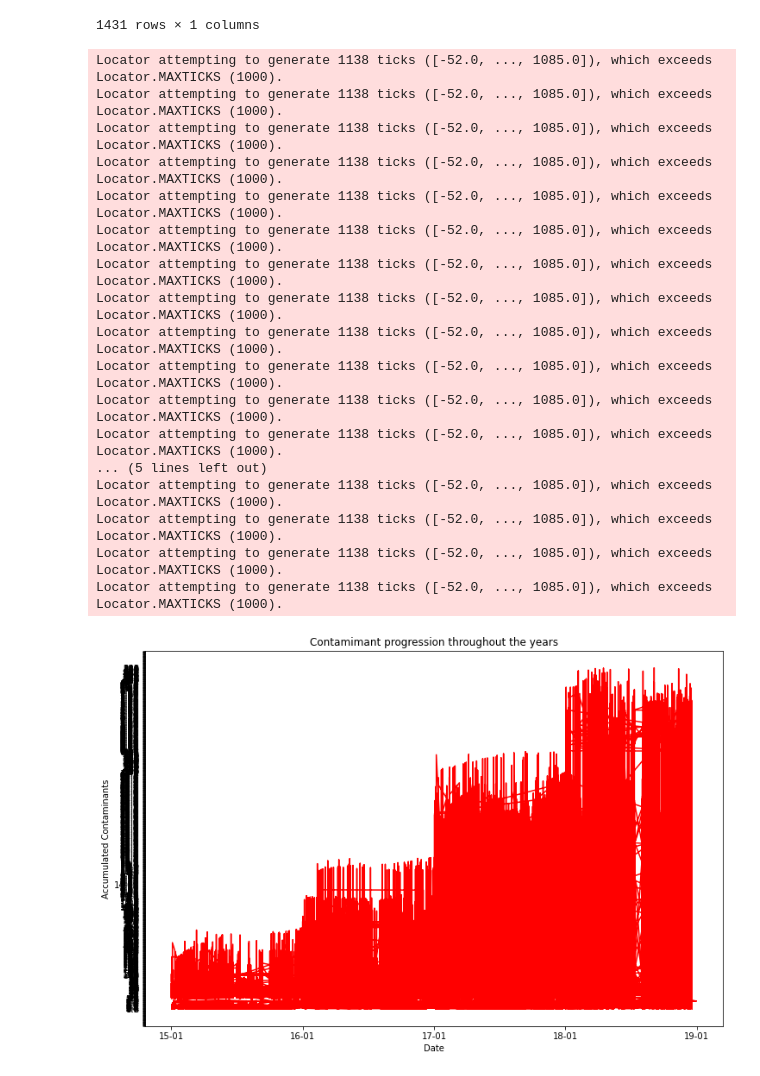
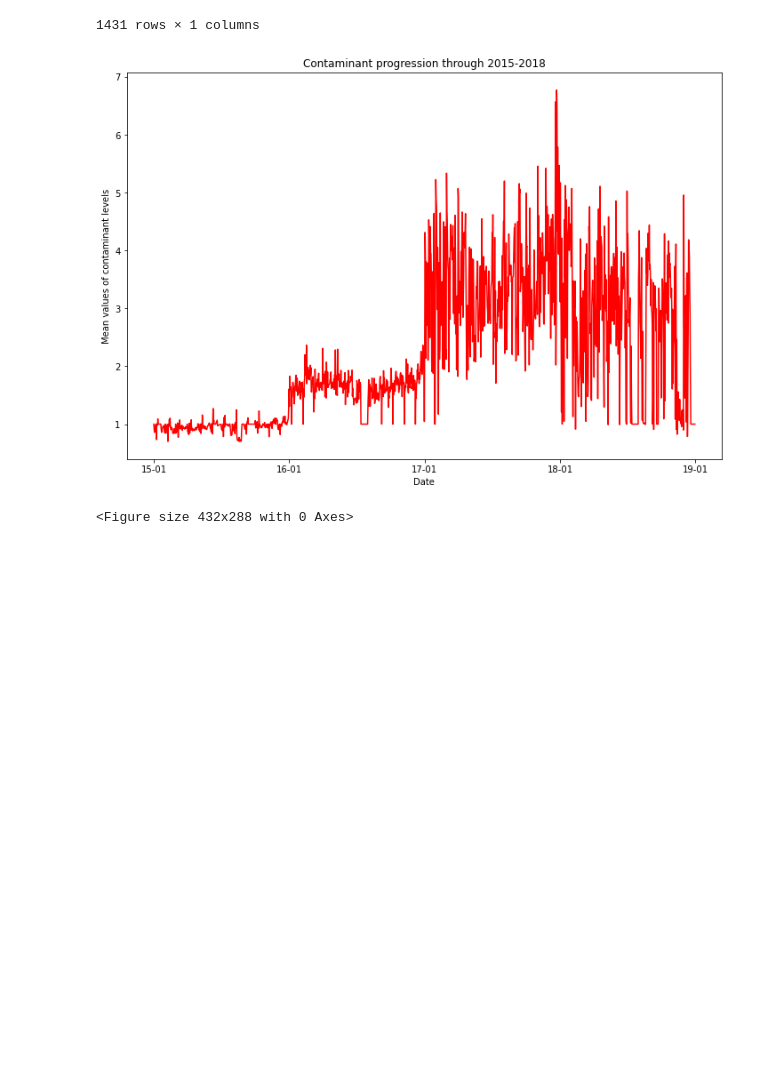
Before and after one commit to RedBrickBurrito/Proyecto_FInal_Lenguajes, a Jupyter notebook: Untitled.ipynb, the cells around one changed output. Cells and saved outputs as stored; diff of their text form; code cells hidden in the pictures; blank space fills up the shorter version.

```diff
--- a/Untitled.ipynb
+++ b/Untitled.ipynb
@@ -114,45 +114,28 @@ df_group
 # %%
 import matplotlib.pyplot
 import matplotlib.dates
 import matplotlib.dates as mdates
 import matplotlib.ticker as ticker
 from matplotlib.dates import DateFormatter
-from datetime import datetime, timedelta
 
-y_values = df['CHIH-SUR']
 fig, ax = plt.subplots(figsize=(12, 8))
-ax.plot(df_group,
-        y_values.values,
+ax.plot(df_group.index.values,
+        df_group['CHIH-SUR'].values,
        color='red')
-ax.set(xlabel="Date", ylabel="Accumulated Contaminants",
-      title="Contamimant progression throughout the years")
+ax.set(xlabel="Date", ylabel="Mean values of contaminant levels",
+      title="Contaminant progression through 2015-2018")
 
 #format the x
 
 ax.xaxis.set_major_locator(mdates.YearLocator(1))
 ax.xaxis.set_major_formatter(DateFormatter("%y-%m"))
 
 #format the y axis
 
 ax.yaxis.set_major_locator(ticker.MultipleLocator(1))
 
 plt.show()
+plt.savefig('grafica')
 # %% [output]
+[figure, new version]
-Locator attempting to generate 1138 ticks ([-52.0, ..., 1085.0]), which exceeds Locator.MAXTICKS (1000).
-Locator attempting to generate 1138 ticks ([-52.0, ..., 1085.0]), which exceeds Locator.MAXTICKS (1000).
-Locator attempting to generate 1138 ticks ([-52.0, ..., 1085.0]), which exceeds Locator.MAXTICKS (1000).
-Locator attempting to generate 1138 ticks ([-52.0, ..., 1085.0]), which exceeds Locator.MAXTICKS (1000).
-Locator attempting to generate 1138 ticks ([-52.0, ..., 1085.0]), which exceeds Locator.MAXTICKS (1000).
-Locator attempting to generate 1138 ticks ([-52.0, ..., 1085.0]), which exceeds Locator.MAXTICKS (1000).
-Locator attempting to generate 1138 ticks ([-52.0, ..., 1085.0]), which exceeds Locator.MAXTICKS (1000).
-Locator attempting to generate 1138 ticks ([-52.0, ..., 1085.0]), which exceeds Locator.MAXTICKS (1000).
-Locator attempting to generate 1138 ticks ([-52.0, ..., 1085.0]), which exceeds Locator.MAXTICKS (1000).
-Locator attempting to generate 1138 ticks ([-52.0, ..., 1085.0]), which exceeds Locator.MAXTICKS (1000).
-Locator attempting to generate 1138 ticks ([-52.0, ..., 1085.0]), which exceeds Locator.MAXTICKS (1000).
-Locator attempting to generate 1138 ticks ([-52.0, ..., 1085.0]), which exceeds Locator.MAXTICKS (1000).
-... (5 lines left out)
-Locator attempting to generate 1138 ticks ([-52.0, ..., 1085.0]), which exceeds Locator.MAXTICKS (1000).
-Locator attempting to generate 1138 ticks ([-52.0, ..., 1085.0]), which exceeds Locator.MAXTICKS (1000).
-Locator attempting to generate 1138 ticks ([-52.0, ..., 1085.0]), which exceeds Locator.MAXTICKS (1000).
-Locator attempting to generate 1138 ticks ([-52.0, ..., 1085.0]), which exceeds Locator.MAXTICKS (1000).
+<Figure size 432x288 with 0 Axes>
-[figure, old version]
```
Also changed, not shown: 1 other file.
